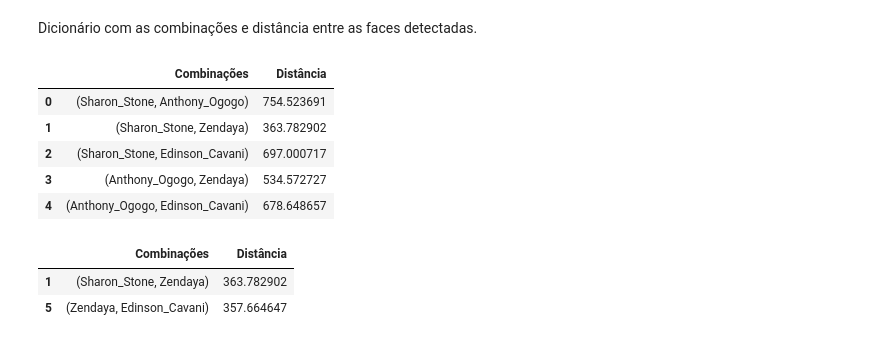
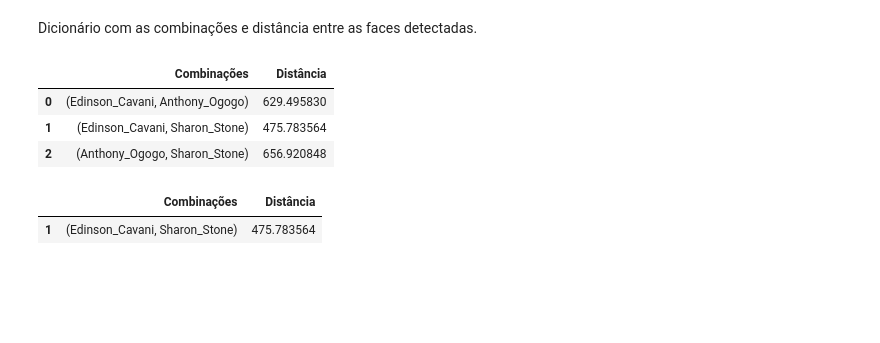
Before and after one commit to rlrocha/pdi, a Jupyter notebook: face_detection_classification.ipynb, the cells around one changed output. Saved outputs shown, nothing was run; the diff lists cells and outputs as text; code cells hidden in the pictures; blank space fills up the shorter version.

```diff
--- a/face_detection_classification.ipynb
+++ b/face_detection_classification.ipynb
@@ -17,7 +17,7 @@ Carregamento e conversão da imagem trabalhada.
 A imagem carregada BGR é convertida para o padrão RGB.
 Imagem RGB é convertida para escala de cinzas.
 # %%
-img = cv2.cvtColor(cv2.imread('data/cenario04.png'), cv2.COLOR_BGR2RGB)
+img = cv2.cvtColor(cv2.imread('data/cenario01.png'), cv2.COLOR_BGR2RGB)
 img_temp = img.copy()
 
 gray = cv2.cvtColor(img_temp, cv2.COLOR_RGB2GRAY)
@@ -302,14 +301,12 @@ myDict = {'Combinações':names_comb,
           'Distância': distance}
 # %%
 resultDF = pd.DataFrame(myDict)
-resultDF.head()
+resultDF.head(6)
 # %% [output]
 |  | Combinações | Distância |
-| 0 | (Sharon_Stone, Anthony_Ogogo) | 754.523691 |
-| 1 | (Sharon_Stone, Zendaya) | 363.782902 |
-| 2 | (Sharon_Stone, Edinson_Cavani) | 697.000717 |
-| 3 | (Anthony_Ogogo, Zendaya) | 534.572727 |
-| 4 | (Anthony_Ogogo, Edinson_Cavani) | 678.648657 |
+| 0 | (Edinson_Cavani, Anthony_Ogogo) | 629.495830 |
+| 1 | (Edinson_Cavani, Sharon_Stone) | 475.783564 |
+| 2 | (Anthony_Ogogo, Sharon_Stone) | 656.920848 |
 # %%
 threshold = 500
 
@@ -317,5 +314,4 @@ contactDF = resultDF.loc[resultDF['Distância'] < 500]
 contactDF.head()
 # %% [output]
 |  | Combinações | Distância |
-| 1 | (Sharon_Stone, Zendaya) | 363.782902 |
-| 5 | (Zendaya, Edinson_Cavani) | 357.664647 |
+| 1 | (Edinson_Cavani, Sharon_Stone) | 475.783564 |
```
Also changed, not shown: parts of 13 cells of this notebook.
